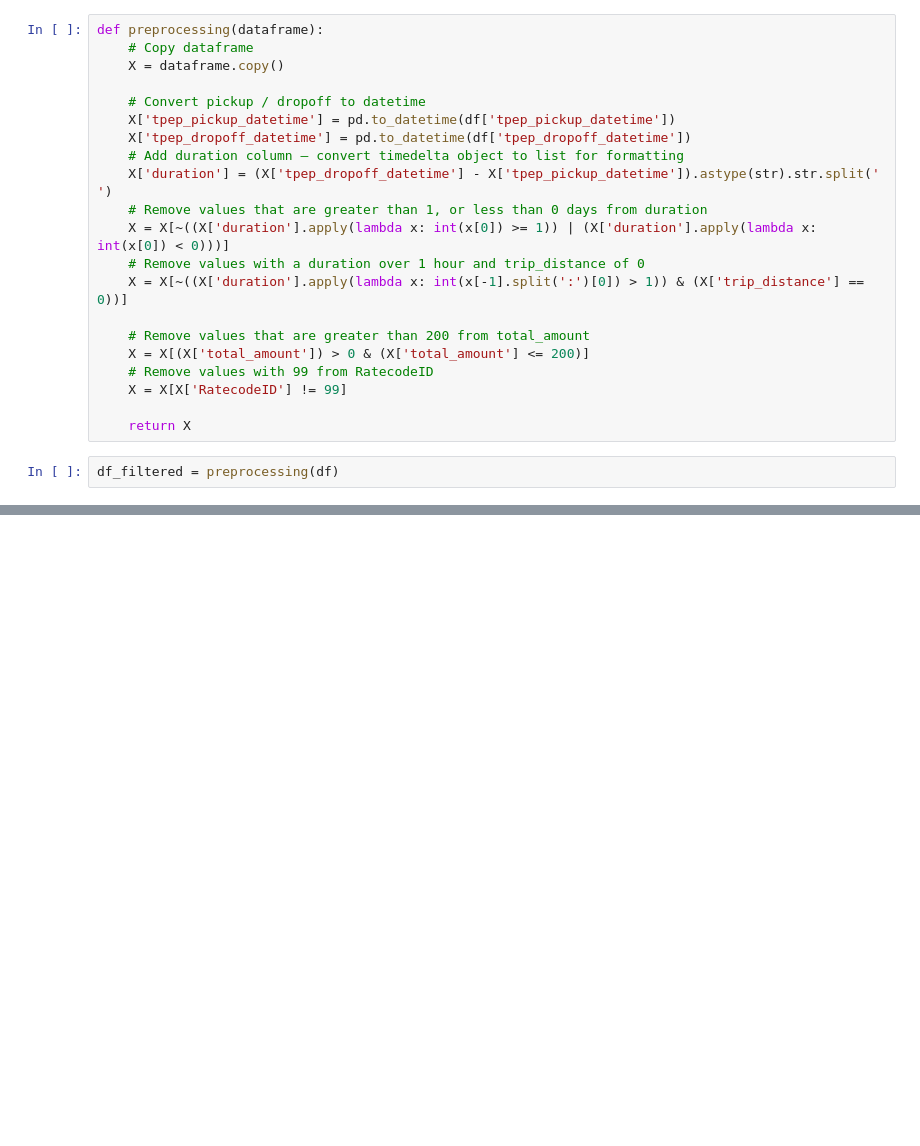
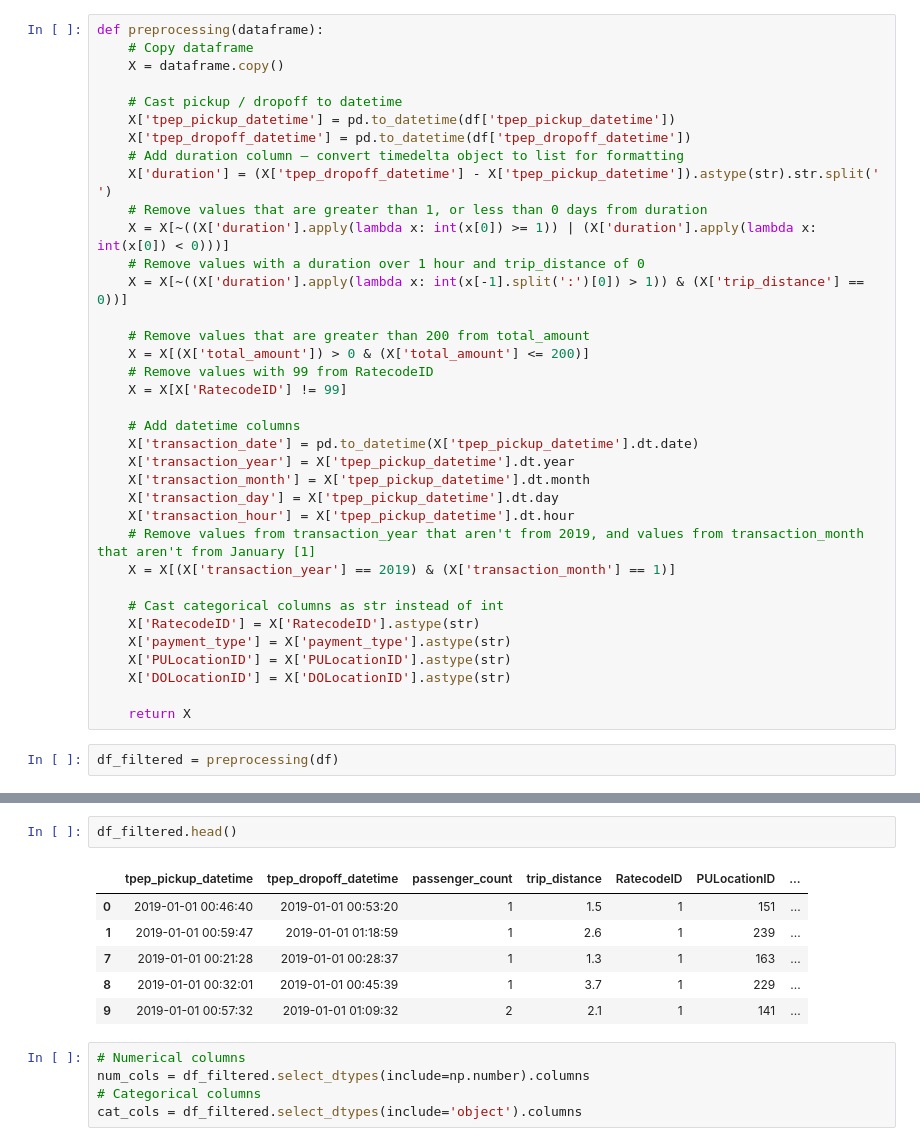
Before and after one commit to Cee-boop/New-York-Taxi-Analysis, a Jupyter notebook: presentable_notebook.ipynb, the cells around one changed output, grey strips where cells are left out. Cells and saved outputs as stored; diff of their text form; blank space fills up the shorter version.

```diff
--- a/presentable_notebook.ipynb
+++ b/presentable_notebook.ipynb
@@ -285,7 +280,7 @@ def preprocessing(dataframe):
     # Copy dataframe
     X = dataframe.copy()
 
-    # Convert pickup / dropoff to datetime
+    # Cast pickup / dropoff to datetime
     X['tpep_pickup_datetime'] = pd.to_datetime(df['tpep_pickup_datetime'])
     X['tpep_dropoff_datetime'] = pd.to_datetime(df['tpep_dropoff_datetime'])
     # Add duration column — convert timedelta object to list for formatting
@@ -300,6 +295,21 @@ def preprocessing(dataframe):
     # Remove values with 99 from RatecodeID
     X = X[X['RatecodeID'] != 99]
 
+    # Add datetime columns
+    X['transaction_date'] = pd.to_datetime(X['tpep_pickup_datetime'].dt.date)
+    X['transaction_year'] = X['tpep_pickup_datetime'].dt.year
+    X['transaction_month'] = X['tpep_pickup_datetime'].dt.month
+    X['transaction_day'] = X['tpep_pickup_datetime'].dt.day
+    X['transaction_hour'] = X['tpep_pickup_datetime'].dt.hour
+    # Remove values from transaction_year that aren't from 2019, and values from transaction_month that aren't from January [1]
+    X = X[(X['transaction_year'] == 2019) & (X['transaction_month'] == 1)]
+
+    # Cast categorical columns as str instead of int
+    X['RatecodeID'] = X['RatecodeID'].astype(str)
+    X['payment_type'] = X['payment_type'].astype(str)
+    X['PULocationID'] = X['PULocationID'].astype(str)
+    X['DOLocationID'] = X['DOLocationID'].astype(str)
+
     return X
 # %%
 df_filtered = preprocessing(df)
@@ -309,0 +320,14 @@ New df: 7658787, old df: 7667792
+# %%
+df_filtered.head()
+# %% [output]
+|  | tpep_pickup_datetime | tpep_dropoff_datetime | passenger_count | trip_distance | RatecodeID | PULocationID | ... |
+| 0 | 2019-01-01 00:46:40 | 2019-01-01 00:53:20 | 1 | 1.5 | 1 | 151 | ... |
+| 1 | 2019-01-01 00:59:47 | 2019-01-01 01:18:59 | 1 | 2.6 | 1 | 239 | ... |
+| 7 | 2019-01-01 00:21:28 | 2019-01-01 00:28:37 | 1 | 1.3 | 1 | 163 | ... |
+| 8 | 2019-01-01 00:32:01 | 2019-01-01 00:45:39 | 1 | 3.7 | 1 | 229 | ... |
+| 9 | 2019-01-01 00:57:32 | 2019-01-01 01:09:32 | 2 | 2.1 | 1 | 141 | ... |
+# %%
+# Numerical columns
+num_cols = df_filtered.select_dtypes(include=np.number).columns
+# Categorical columns
+cat_cols = df_filtered.select_dtypes(include='object').columns
```
Also changed, not shown: parts of 2 cells of this notebook.
